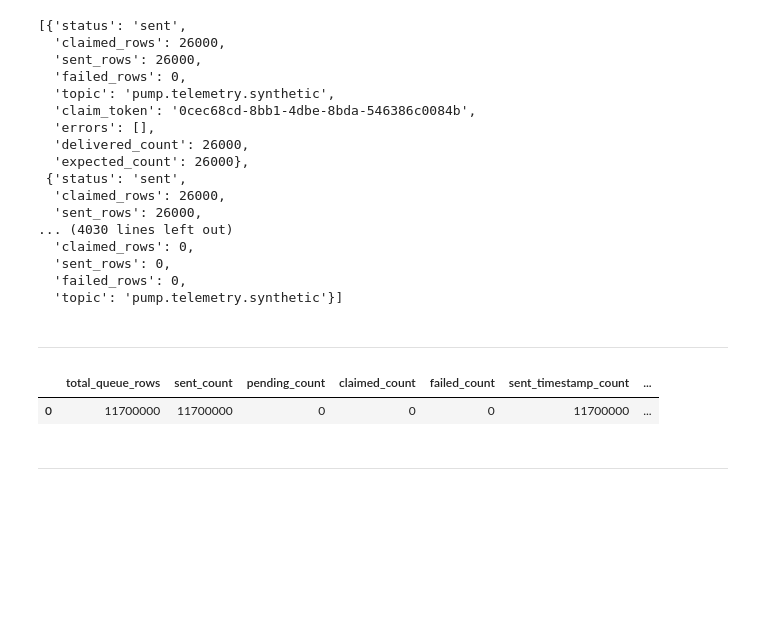
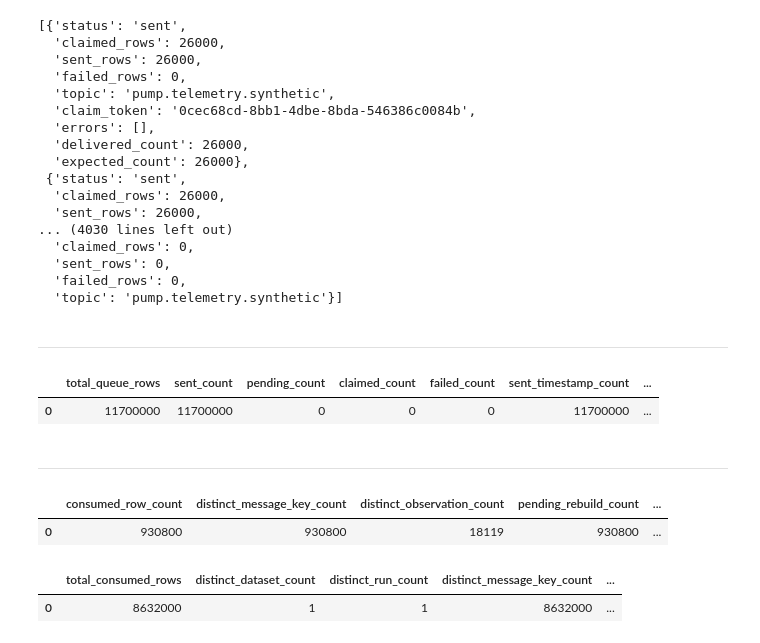
Before and after one commit to DCook-WGU/dcook-wgu-capstone-unified-predictive-maintenance-pipeline, a Jupyter notebook: notebooks/synthetic/synthetic_07_kafka_producer_adapter.ipynb, the cells around one changed output. Cells and saved outputs as stored; diff of their text form; code cells hidden in the pictures; blank space fills up the shorter version.

```diff
--- a/notebooks/synthetic/synthetic_07_kafka_producer_adapter.ipynb
+++ b/notebooks/synthetic/synthetic_07_kafka_producer_adapter.ipynb
@@ -375,3 +375,48 @@ display(stage_7_final_validation_dataframe)
 # %%
 # Dispose Engine
 engine.dispose()
+# %%
+consumer_progress_dataframe = read_sql_dataframe(
+    engine,
+    f"""
+    SELECT
+        COUNT(*) AS consumed_row_count,
+        COUNT(DISTINCT message_key) AS distinct_message_key_count,
+        COUNT(DISTINCT observation_index) AS distinct_observation_count,
+        COUNT(*) FILTER (WHERE rebuild_status = 'pending') AS pending_rebuild_count,
+        MIN(consumer_received_at) AS first_consumed_at,
+        MAX(consumer_received_at) AS last_consumed_at
+    FROM "{SCHEMA}"."synthetic_sensor_messages_consumed_stage"
+    WHERE dataset_id = :dataset_id
+      AND run_id = :run_id
+    """,
+    params={
+        "dataset_id": DATASET_ID,
+        "run_id": RUN_ID,
+    },
+)
+
+display(consumer_progress_dataframe)
+# %% [output]
+|  | consumed_row_count | distinct_message_key_count | distinct_observation_count | pending_rebuild_count | ... |
+| 0 | 930800 | 930800 | 18119 | 930800 | ... |
+# %%
+consumed_global_dataframe = read_sql_dataframe(
+    engine,
+    f"""
+    SELECT
+        COUNT(*) AS total_consumed_rows,
+        COUNT(DISTINCT dataset_id) AS distinct_dataset_count,
+        COUNT(DISTINCT run_id) AS distinct_run_count,
+        COUNT(DISTINCT message_key) AS distinct_message_key_count,
+        COUNT(DISTINCT observation_index) AS distinct_observation_count,
+        MIN(consumer_received_at) AS first_consumed_at,
+        MAX(consumer_received_at) AS last_consumed_at
+    FROM "{SCHEMA}"."synthetic_sensor_messages_consumed_stage"
+    """
+)
+
+display(consumed_global_dataframe)
+# %% [output]
+|  | total_consumed_rows | distinct_dataset_count | distinct_run_count | distinct_message_key_count | ... |
+| 0 | 8632000 | 1 | 1 | 8632000 | ... |
```
Also changed, not shown: parts of 3 cells of this notebook, 3 other files.
